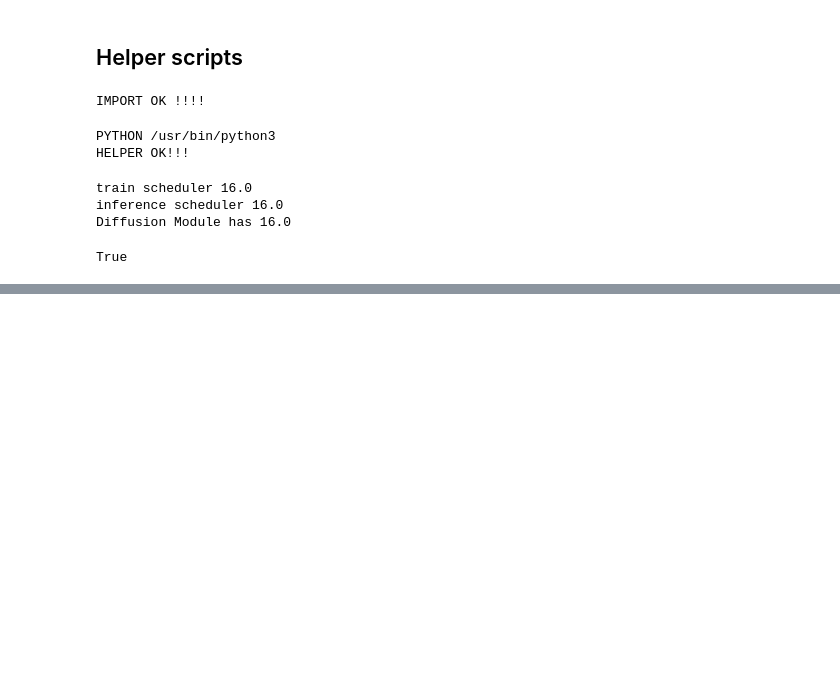
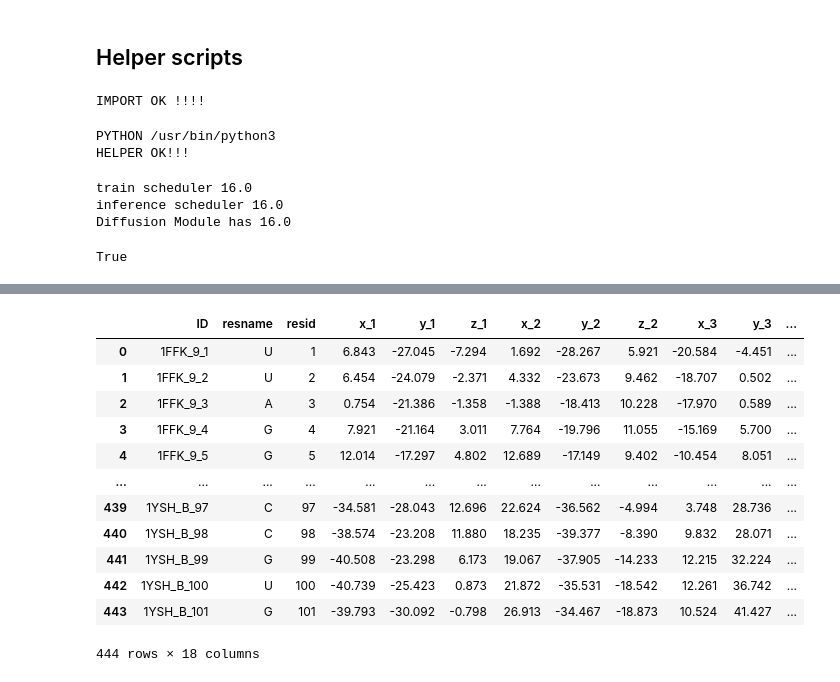
Before and after one commit to jaytonde/Kaggle-SRNA3F-2025, a Jupyter notebook: protenix.ipynb, the cells around one changed output, grey strips where cells are left out. Drawn from its saved outputs; the diff is of its cells as text; code cells hidden in the pictures; blank space fills up the shorter version.

Commit message:
Kaggle Notebook | Protenix | Version 2

```diff
--- a/protenix.ipynb
+++ b/protenix.ipynb
@@ -417,3 +535,19 @@ nan
+# %%
+pd.read_csv('/kaggle/working/proteinx_oof.csv')
+# %% [output]
+|  | ID | resname | resid | x_1 | y_1 | z_1 | x_2 | y_2 | z_2 | x_3 | y_3 | ... |
+| 0 | 1FFK_9_1 | U | 1 | 6.843 | -27.045 | -7.294 | 1.692 | -28.267 | 5.921 | -20.584 | -4.451 | ... |
+| 1 | 1FFK_9_2 | U | 2 | 6.454 | -24.079 | -2.371 | 4.332 | -23.673 | 9.462 | -18.707 | 0.502 | ... |
+| 2 | 1FFK_9_3 | A | 3 | 0.754 | -21.386 | -1.358 | -1.388 | -18.413 | 10.228 | -17.970 | 0.589 | ... |
+| 3 | 1FFK_9_4 | G | 4 | 7.921 | -21.164 | 3.011 | 7.764 | -19.796 | 11.055 | -15.169 | 5.700 | ... |
+| 4 | 1FFK_9_5 | G | 5 | 12.014 | -17.297 | 4.802 | 12.689 | -17.149 | 9.402 | -10.454 | 8.051 | ... |
+| ... | ... | ... | ... | ... | ... | ... | ... | ... | ... | ... | ... | ... |
+| 439 | 1YSH_B_97 | C | 97 | -34.581 | -28.043 | 12.696 | 22.624 | -36.562 | -4.994 | 3.748 | 28.736 | ... |
+| 440 | 1YSH_B_98 | C | 98 | -38.574 | -23.208 | 11.880 | 18.235 | -39.377 | -8.390 | 9.832 | 28.071 | ... |
+| 441 | 1YSH_B_99 | G | 99 | -40.508 | -23.298 | 6.173 | 19.067 | -37.905 | -14.233 | 12.215 | 32.224 | ... |
+| 442 | 1YSH_B_100 | U | 100 | -40.739 | -25.423 | 0.873 | 21.872 | -35.531 | -18.542 | 12.261 | 36.742 | ... |
+| 443 | 1YSH_B_101 | G | 101 | -39.793 | -30.092 | -0.798 | 26.913 | -34.467 | -18.873 | 10.524 | 41.427 | ... |
+444 rows × 18 columns
 # %%
 # import warnings
 # warnings.filterwarnings("ignore")
```
Also changed, not shown: parts of 11 cells of this notebook.
